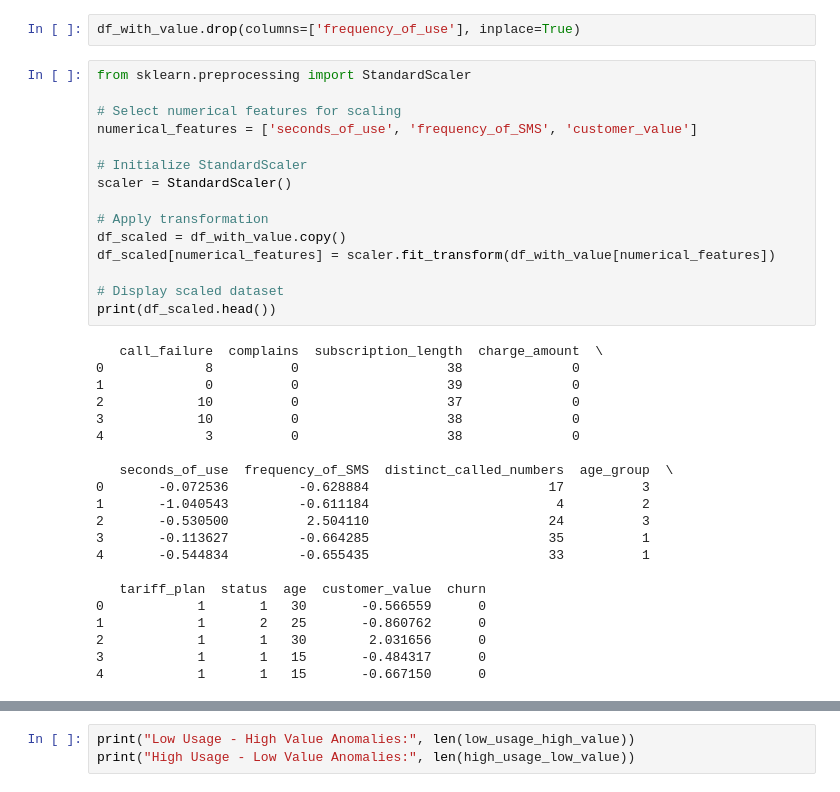
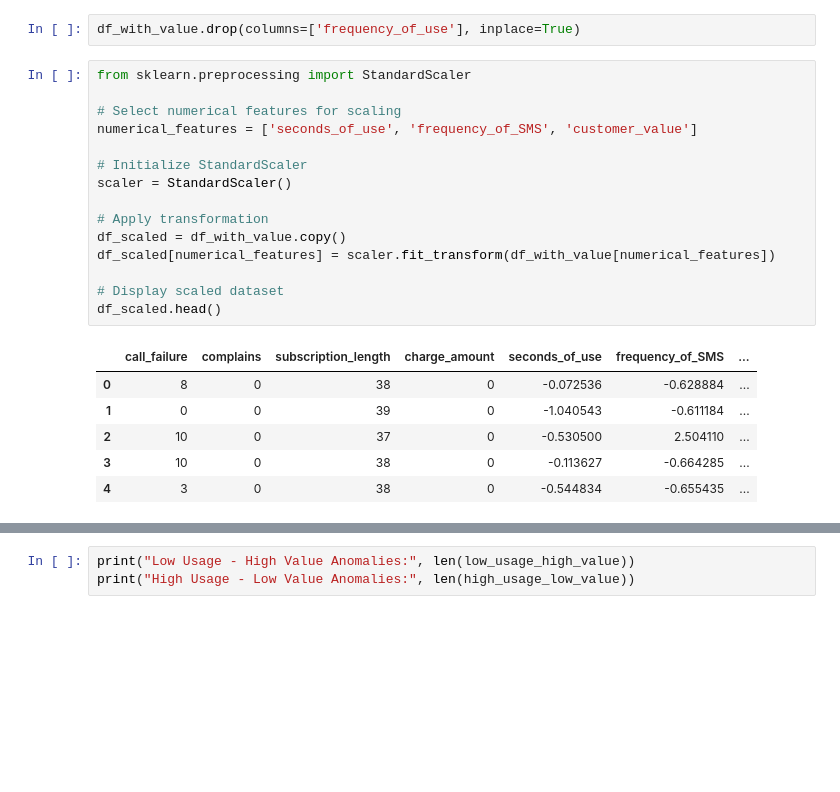
Before and after one commit to jagadeesh-usd/telecom-customer-churn-prediction, a Jupyter notebook: notebooks/02_eda.ipynb, the cells around one changed output, grey strips where cells are left out. Drawn from its saved outputs; the diff is of its cells as text; blank space fills up the shorter version.

```diff
--- a/notebooks/02_eda.ipynb
+++ b/notebooks/02_eda.ipynb
@@ -219,37 +237,23 @@ df_with_value.drop(columns=['frequency_of_use'], inplace=True)
 # %%
 from sklearn.preprocessing import StandardScaler
 
 # Select numerical features for scaling
 numerical_features = ['seconds_of_use', 'frequency_of_SMS', 'customer_value']
 
 # Initialize StandardScaler
 scaler = StandardScaler()
 
 # Apply transformation
 df_scaled = df_with_value.copy()
 df_scaled[numerical_features] = scaler.fit_transform(df_with_value[numerical_features])
 
 # Display scaled dataset
-print(df_scaled.head())
+df_scaled.head()
 # %% [output]
-   call_failure  complains  subscription_length  charge_amount  \
-0             8          0                   38              0
-1             0          0                   39              0
-2            10          0                   37              0
-3            10          0                   38              0
-4             3          0                   38              0
-
-   seconds_of_use  frequency_of_SMS  distinct_called_numbers  age_group  \
-0       -0.072536         -0.628884                       17          3
-1       -1.040543         -0.611184                        4          2
-2       -0.530500          2.504110                       24          3
-3       -0.113627         -0.664285                       35          1
-4       -0.544834         -0.655435                       33          1
-
-   tariff_plan  status  age  customer_value  churn
-0            1       1   30       -0.566559      0
-1            1       2   25       -0.860762      0
-2            1       1   30        2.031656      0
-3            1       1   15       -0.484317      0
-4            1       1   15       -0.667150      0
+|  | call_failure | complains | subscription_length | charge_amount | seconds_of_use | frequency_of_SMS | ... |
+| 0 | 8 | 0 | 38 | 0 | -0.072536 | -0.628884 | ... |
+| 1 | 0 | 0 | 39 | 0 | -1.040543 | -0.611184 | ... |
+| 2 | 10 | 0 | 37 | 0 | -0.530500 | 2.504110 | ... |
+| 3 | 10 | 0 | 38 | 0 | -0.113627 | -0.664285 | ... |
+| 4 | 3 | 0 | 38 | 0 | -0.544834 | -0.655435 | ... |
 # %%
```
Also changed, not shown: parts of 19 cells of this notebook, 19 other files.
